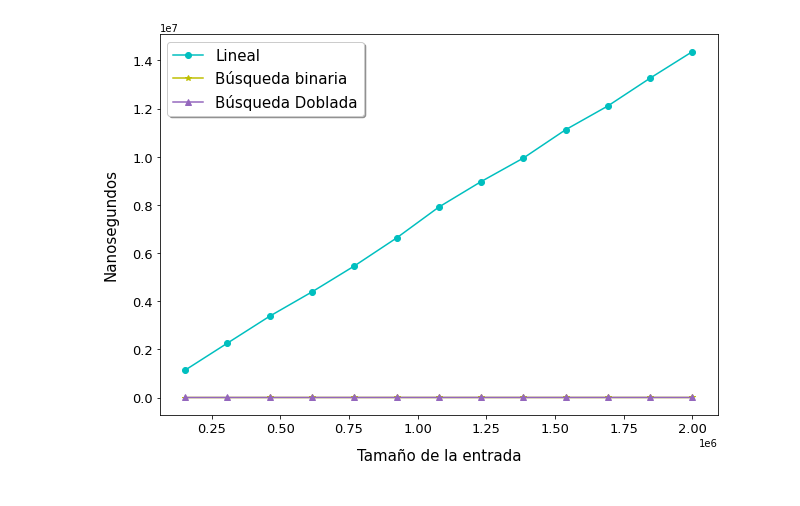
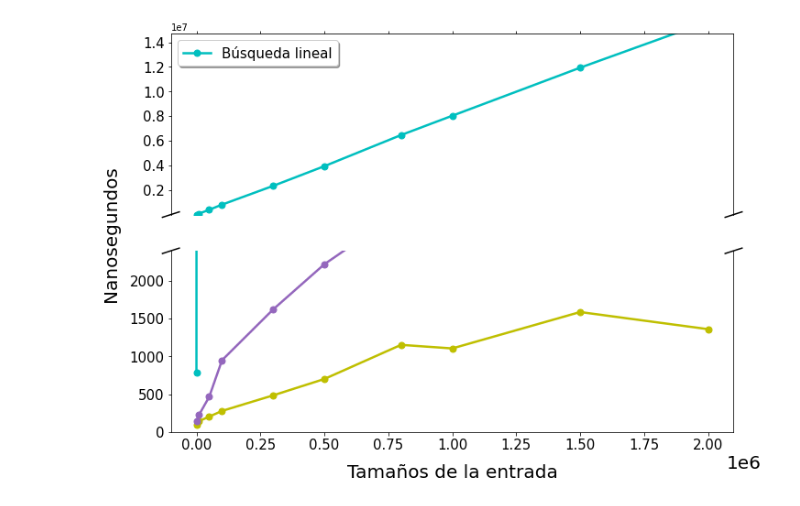
Before and after one commit to dnlmoreno/Data-Structure-and-Algorithms-Advanced, a Jupyter notebook: Lab 1/Gráficos/gráficos_resultados.ipynb, the cells around one changed output. Cells and saved outputs as stored; diff of their text form; code cells hidden in the pictures.

```diff
--- a/Lab 1/Gráficos/gráficos_resultados.ipynb
+++ b/Lab 1/Gráficos/gráficos_resultados.ipynb
@@ -81,20 +77,55 @@ plt.show()
-# %%
-fig, ax1 = plt.subplots(figsize=(10,7))
-
-ax1.set_xlabel('Tamaño de la entrada', fontsize='15', labelpad=13)
-ax1.set_ylabel('Nanosegundos', fontsize='15', labelpad=14)
-ax1.plot(col0_pos, col1_pos, marker="o", color= "c", label='Lineal')
-ax1.plot(col0_pos, col2_pos, marker="*", color= "y", label='Búsqueda binaria')
-ax1.plot(col0_pos, col3_pos, marker="^", color= "tab:purple", label='Búsqueda Doblada')
-ax1.tick_params(axis='y')
-
-plt.xticks(fontsize = 13)
-plt.yticks(size = 13)
-
-legend = plt.legend(loc='upper left', shadow=True, fontsize='15')
-legend.get_frame().set_facecolor('white')
-
-#plt.savefig("Grafico de inserciones user_id.png")
-plt.show()
-# %% [output]
-[figure, removed]
+# %%
+fig, (ax, ax2) = plt.subplots(2, 1, sharex=True, figsize=(11,8))
+
+''' plot the same data on both axes '''
+# Parte de abajo del grafico
+ax2.plot(col0_tam, col1_tam, marker="o", color= "c", label='Búsqueda lineal', linewidth=2.5, markersize=7)
+ax2.plot(col0_tam, col2_tam, marker="o", color= "y", label='Búsqueda binaria', linewidth=2.5, markersize=7)
+ax2.plot(col0_tam, col3_tam, marker="o", color= "tab:purple", label='Búsqueda doblada', linewidth=2.5, markersize=7)
+
+# Parte de arriba del grafico
+ax.plot(col0_tam, col1_tam, marker="o", color= "c", label='Búsqueda lineal', linewidth=2.5, markersize=7)
+#ax.plot(col0_tam, col2_tam, marker="o", color= "y", label='Búsqueda binaria', linewidth=2.5, markersize=7)
+#ax.plot(col0_tam, col3_tam, marker="o", color= "tab:purple", label='Búsqueda doblada', linewidth=2.5, markersize=7)
+
+# zoom-in / limit the view to different portions of the data
+ax.set_ylim(3840.79, 14713000)  # outliers only
+ax2.set_ylim(0, 2398.63)  # most of the data
+
+# hide the spines between ax and ax2
+ax.spines['bottom'].set_visible(False)
+ax2.spines['top'].set_visible(False)
+ax.xaxis.tick_top()
+ax.tick_params(labeltop=False)  # don't put tick labels at the top
+ax2.xaxis.tick_bottom()
+
+## Agranda los ticks de los ejes x e y con un grafico con ejes broke
+for tick in ax.yaxis.get_major_ticks():
+    tick.label.set_fontsize(15)
+plt.xticks(fontsize = 15)
+plt.yticks(size = 15)
+
+## Agranda tamaño del 1e6
+ax2.xaxis.get_offset_text().set_fontsize(20)
+ax2.xaxis.get_offset_text().set_x(1.05)
+
+ax2.set_xlabel('Tamaños de la entrada', fontsize='20', labelpad=13)
+ax2.set_ylabel('Nanosegundos', fontsize='20')
+ax2.yaxis.set_label_coords(0.055, 0.5, transform=fig.transFigure)
+
+ax.legend(loc='upper left', shadow=True, fontsize='15')
+
+d = .015  # how big to make the diagonal lines in axes coordinates
+# arguments to pass to plot, just so we don't keep repeating them
+kwargs = dict(transform=ax.transAxes, color='k', clip_on=False)
+ax.plot((-d, +d), (-d, +d), **kwargs)        # top-left diagonal
+ax.plot((1 - d, 1 + d), (-d, +d), **kwargs)  # top-right diagonal
+
+kwargs.update(transform=ax2.transAxes)  # switch to the bottom axes
+ax2.plot((-d, +d), (1 - d, 1 + d), **kwargs)  # bottom-left diagonal
+ax2.plot((1 - d, 1 + d), (1 - d, 1 + d), **kwargs)  # bottom-right diagonal
+
+plt.savefig("Grafico_tamaños.png", bbox_inches='tight')
+plt.show()
+# %% [output]
+[figure, added]
```
Also changed, not shown: parts of 5 cells of this notebook, 4 other files.
